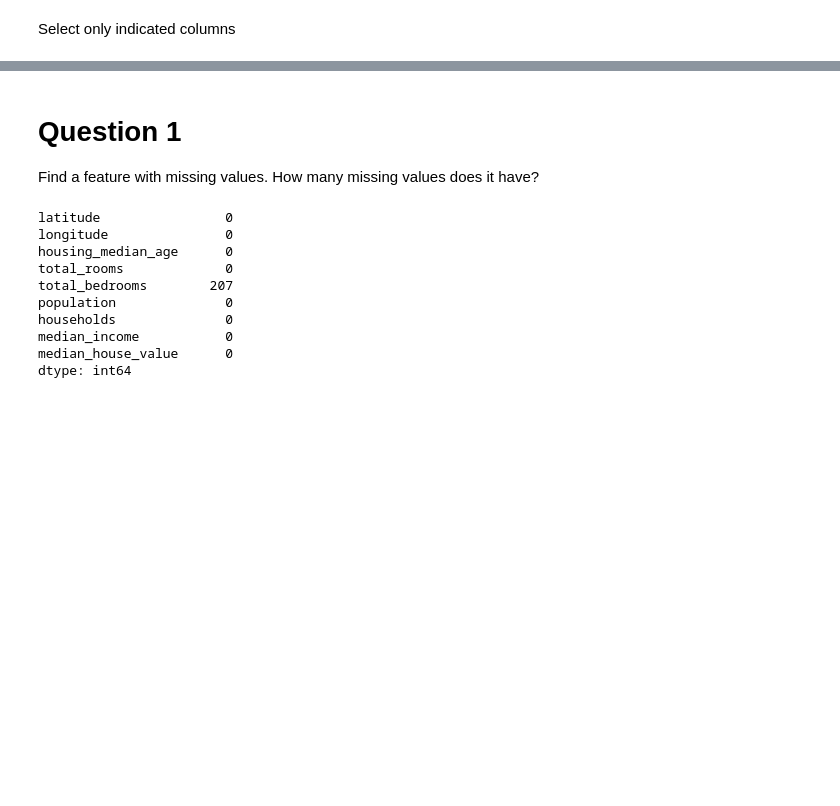
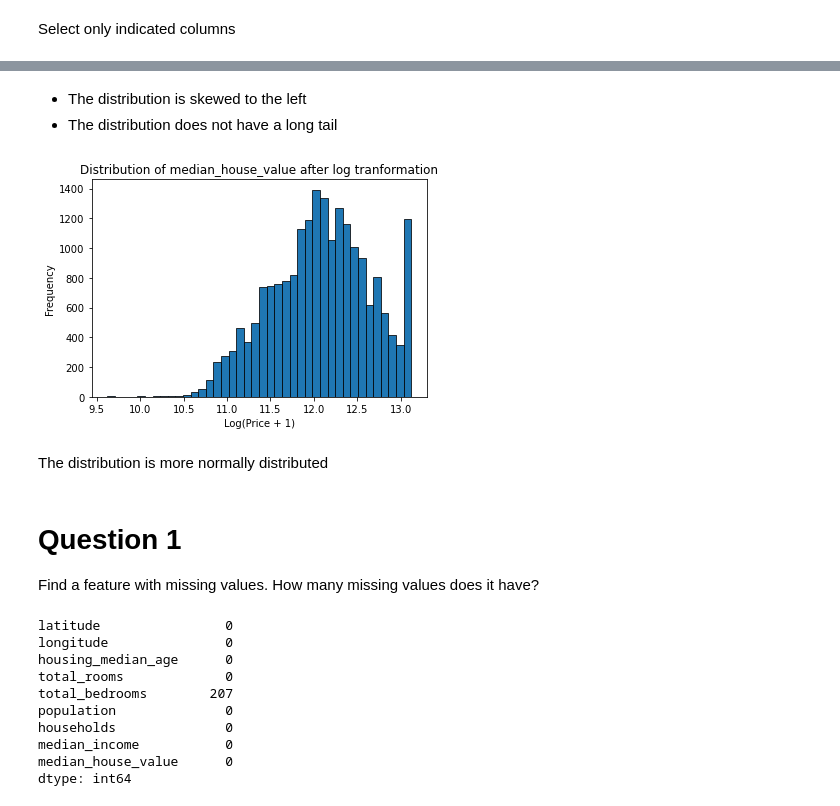
Before and after one commit to alejomaar/Machine-Learning-Zoomcamp, a Jupyter notebook: Week 2/02-regression.ipynb, the cells around one changed output, grey strips where cells are left out. Saved outputs shown, nothing was run; the diff lists cells and outputs as text; code cells hidden in the pictures; blank space fills up the shorter version.

```diff
--- a/Week 2/02-regression.ipynb
+++ b/Week 2/02-regression.ipynb
@@ -55,3 +72,21 @@ df = df[columns]
+# %% [markdown]
+* The distribution is skewed to the left
+* The distribution does not have a long tail
+# %%
+log_median_house_value = np.log1p(df.median_house_value)
+
+plt.figure(figsize=(6, 4))
+
+sns.histplot(log_median_house_value, bins=40, alpha=1)
+plt.ylabel('Frequency')
+plt.xlabel('Log(Price + 1)')
+plt.title('Distribution of median_house_value after log tranformation')
+
+plt.show()
+# %% [output]
+[figure, added]
+# %% [markdown]
+The distribution is more normally distributed
 # %% [markdown]
 # Question 1
 Find a feature with missing values. How many missing values does it have?
```
Also changed, not shown: parts of 4 cells of this notebook.
